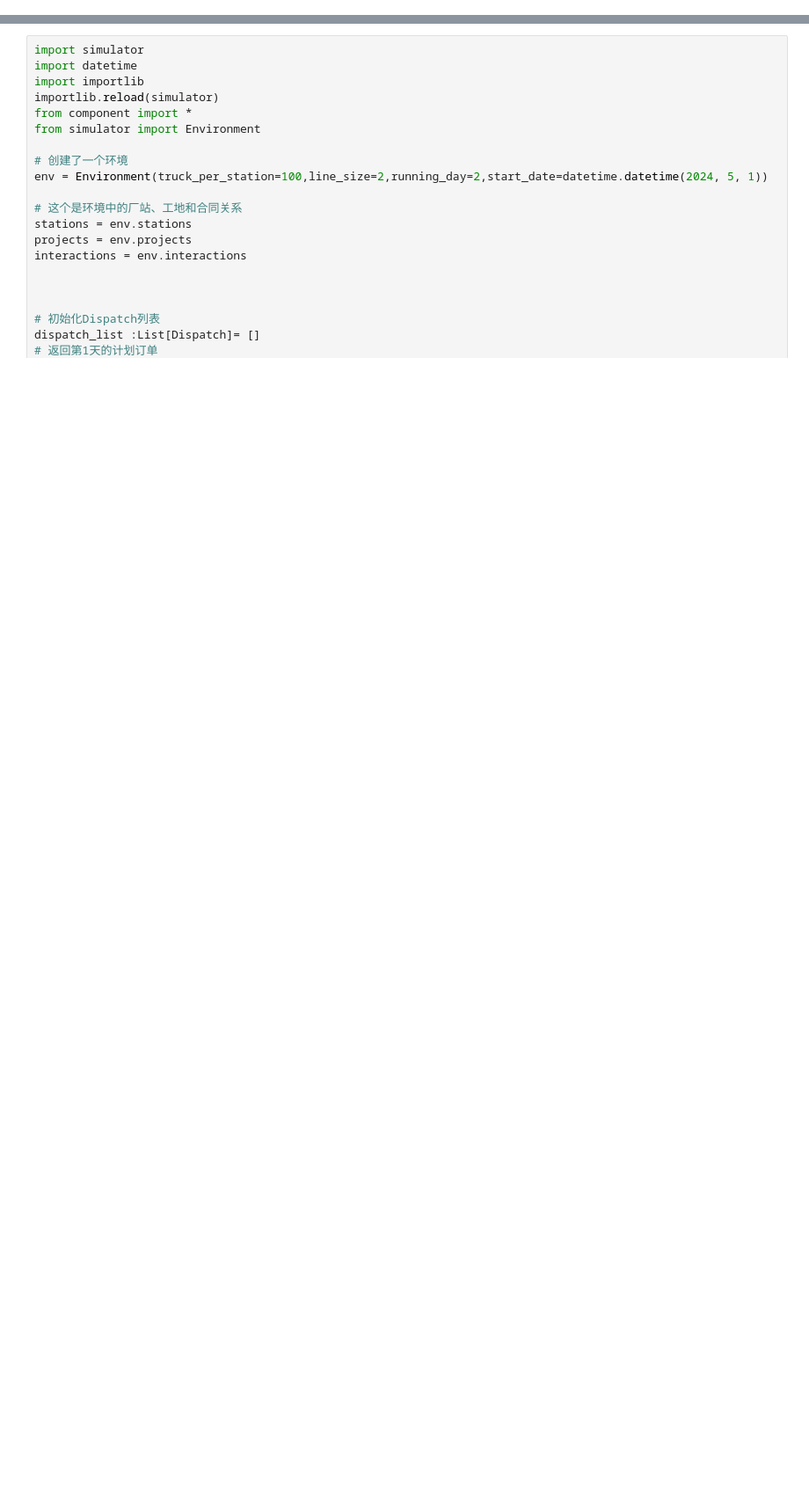
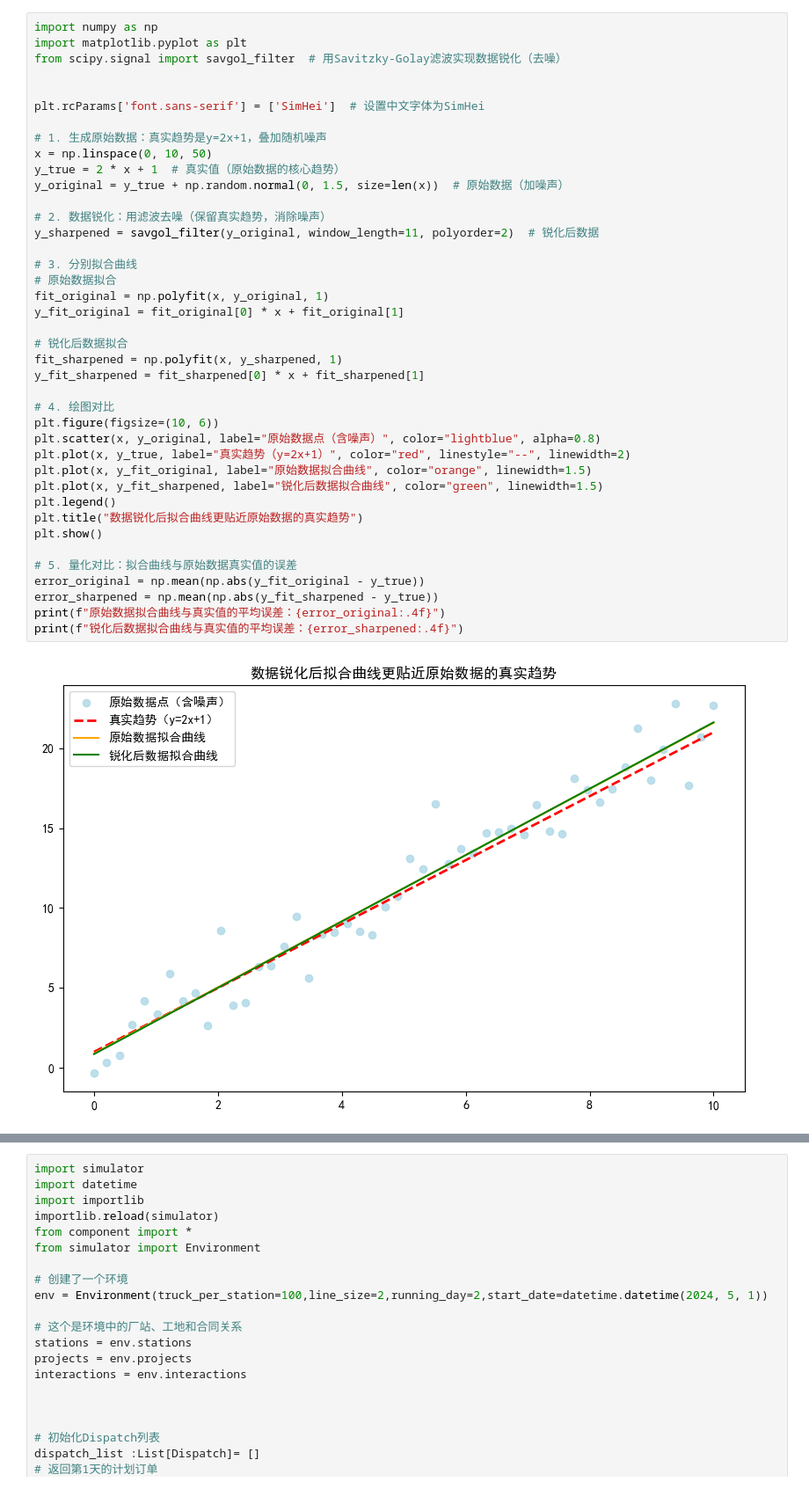
Before and after one commit to Necthus/TruckSchedule, a Jupyter notebook: test.ipynb, the cells around one changed output, grey strips where cells are left out. Shown at 88% size. Drawn from its saved outputs; the diff is of its cells as text; blank space fills up the shorter version.

```diff
--- a/test.ipynb
+++ b/test.ipynb
@@ -0,0 +28,42 @@
+# %%
+import numpy as np
+import matplotlib.pyplot as plt
+from scipy.signal import savgol_filter  # 用Savitzky-Golay滤波实现数据锐化（去噪）
+
+
+plt.rcParams['font.sans-serif'] = ['SimHei']  # 设置中文字体为SimHei
+
+# 1. 生成原始数据：真实趋势是y=2x+1，叠加随机噪声
+x = np.linspace(0, 10, 50)
+y_true = 2 * x + 1  # 真实值（原始数据的核心趋势）
+y_original = y_true + np.random.normal(0, 1.5, size=len(x))  # 原始数据（加噪声）
+
+# 2. 数据锐化：用滤波去噪（保留真实趋势，消除噪声）
+y_sharpened = savgol_filter(y_original, window_length=11, polyorder=2)  # 锐化后数据
+
+# 3. 分别拟合曲线
+# 原始数据拟合
+fit_original = np.polyfit(x, y_original, 1)
+y_fit_original = fit_original[0] * x + fit_original[1]
+
+# 锐化后数据拟合
+fit_sharpened = np.polyfit(x, y_sharpened, 1)
+y_fit_sharpened = fit_sharpened[0] * x + fit_sharpened[1]
+
+# 4. 绘图对比
+plt.figure(figsize=(10, 6))
+plt.scatter(x, y_original, label="原始数据点（含噪声）", color="lightblue", alpha=0.8)
+plt.plot(x, y_true, label="真实趋势（y=2x+1）", color="red", linestyle="--", linewidth=2)
+plt.plot(x, y_fit_original, label="原始数据拟合曲线", color="orange", linewidth=1.5)
+plt.plot(x, y_fit_sharpened, label="锐化后数据拟合曲线", color="green", linewidth=1.5)
+plt.legend()
+plt.title("数据锐化后拟合曲线更贴近原始数据的真实趋势")
+plt.show()
+
+# 5. 量化对比：拟合曲线与原始数据真实值的误差
+error_original = np.mean(np.abs(y_fit_original - y_true))
+error_sharpened = np.mean(np.abs(y_fit_sharpened - y_true))
+print(f"原始数据拟合曲线与真实值的平均误差：{error_original:.4f}")
+print(f"锐化后数据拟合曲线与真实值的平均误差：{error_sharpened:.4f}")
+# %% [output]
+[figure, added]
```
Also changed, not shown: parts of 14 cells of this notebook, 47 other files.
